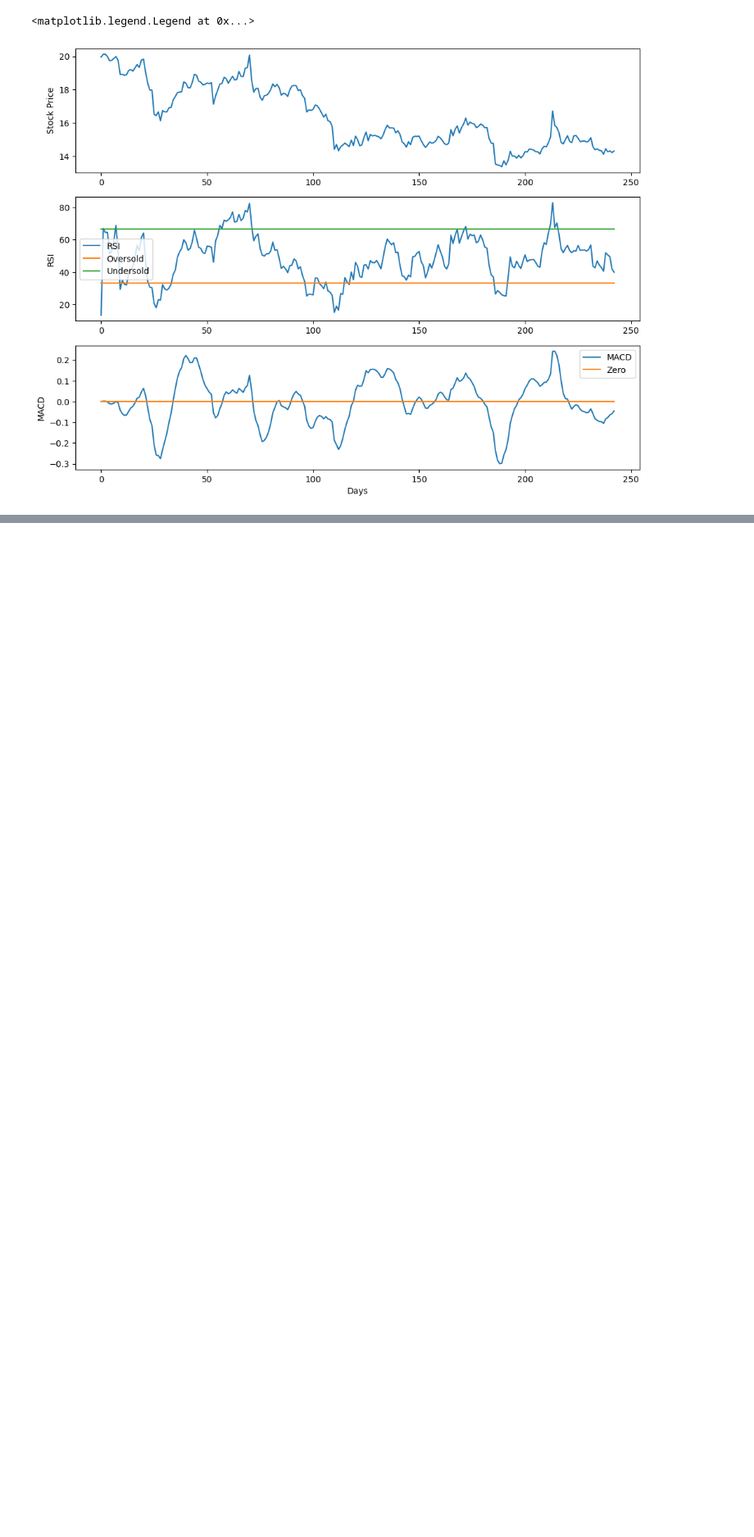
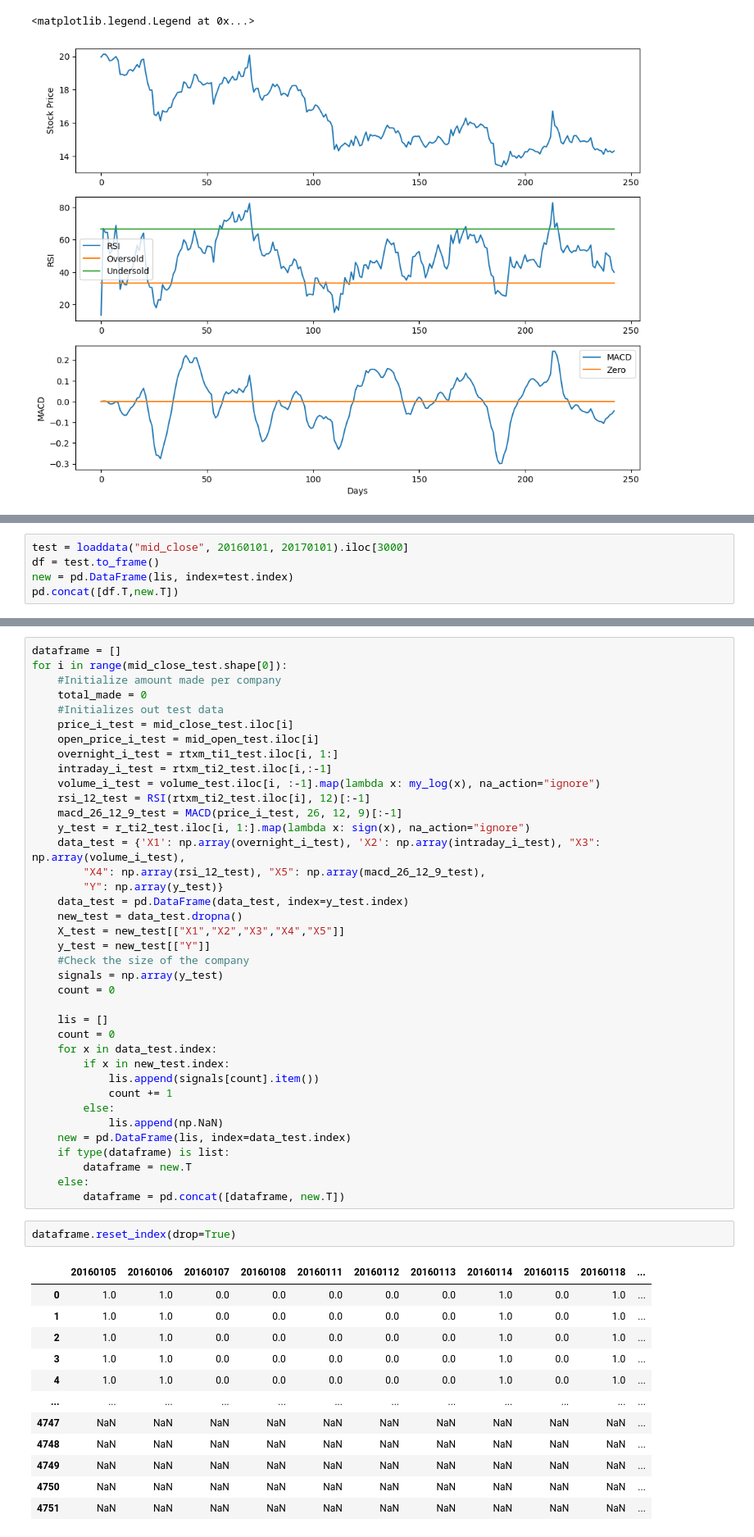
Before and after one commit to a1kyritsis/flipr, a Jupyter notebook: retreaval.ipynb, the cells around one changed output, grey strips where cells are left out. Shown at 82% size. Drawn from its saved outputs; the diff is of its cells as text; blank space fills up the shorter version.

```diff
--- a/retreaval.ipynb
+++ b/retreaval.ipynb
@@ -218,0 +292,5 @@ False
+# %%
+test = loaddata("mid_close", 20160101, 20170101).iloc[3000]
+df = test.to_frame()
+new = pd.DataFrame(lis, index=test.index)
+pd.concat([df.T,new.T])
@@ -218,0 +312,53 @@ False
+# %%
+dataframe = []
+for i in range(mid_close_test.shape[0]):
+    #Initialize amount made per company
+    total_made = 0
+    #Initializes out test data
+    price_i_test = mid_close_test.iloc[i]
+    open_price_i_test = mid_open_test.iloc[i]
+    overnight_i_test = rtxm_ti1_test.iloc[i, 1:]
+    intraday_i_test = rtxm_ti2_test.iloc[i,:-1]
+    volume_i_test = volume_test.iloc[i, :-1].map(lambda x: my_log(x), na_action="ignore")
+    rsi_12_test = RSI(rtxm_ti2_test.iloc[i], 12)[:-1]
+    macd_26_12_9_test = MACD(price_i_test, 26, 12, 9)[:-1]
+    y_test = r_ti2_test.iloc[i, 1:].map(lambda x: sign(x), na_action="ignore")
+    data_test = {'X1': np.array(overnight_i_test), 'X2': np.array(intraday_i_test), "X3": np.array(volume_i_test),
+        "X4": np.array(rsi_12_test), "X5": np.array(macd_26_12_9_test),
+        "Y": np.array(y_test)}
+    data_test = pd.DataFrame(data_test, index=y_test.index)
+    new_test = data_test.dropna()
+    X_test = new_test[["X1","X2","X3","X4","X5"]]
+    y_test = new_test[["Y"]]
+    #Check the size of the company
+    signals = np.array(y_test)
+    count = 0
+
+    lis = []
+    count = 0
+    for x in data_test.index:
+        if x in new_test.index:
+            lis.append(signals[count].item())
+            count += 1
+        else:
+            lis.append(np.NaN)
+    new = pd.DataFrame(lis, index=data_test.index)
+    if type(dataframe) is list:
+        dataframe = new.T
+    else:
+        dataframe = pd.concat([dataframe, new.T])
+# %%
+dataframe.reset_index(drop=True)
+# %% [output]
+|  | 20160105 | 20160106 | 20160107 | 20160108 | 20160111 | 20160112 | 20160113 | 20160114 | 20160115 | 20160118 | ... |
+| 0 | 1.0 | 1.0 | 0.0 | 0.0 | 0.0 | 0.0 | 0.0 | 1.0 | 0.0 | 1.0 | ... |
+| 1 | 1.0 | 1.0 | 0.0 | 0.0 | 0.0 | 0.0 | 0.0 | 1.0 | 0.0 | 1.0 | ... |
+| 2 | 1.0 | 1.0 | 0.0 | 0.0 | 0.0 | 0.0 | 0.0 | 1.0 | 0.0 | 1.0 | ... |
+| 3 | 1.0 | 1.0 | 0.0 | 0.0 | 0.0 | 0.0 | 0.0 | 1.0 | 0.0 | 1.0 | ... |
+| 4 | 1.0 | 1.0 | 0.0 | 0.0 | 0.0 | 0.0 | 0.0 | 1.0 | 0.0 | 1.0 | ... |
+| ... | ... | ... | ... | ... | ... | ... | ... | ... | ... | ... | ... |
+| 4747 | NaN | NaN | NaN | NaN | NaN | NaN | NaN | NaN | NaN | NaN | ... |
+| 4748 | NaN | NaN | NaN | NaN | NaN | NaN | NaN | NaN | NaN | NaN | ... |
+| 4749 | NaN | NaN | NaN | NaN | NaN | NaN | NaN | NaN | NaN | NaN | ... |
+| 4750 | NaN | NaN | NaN | NaN | NaN | NaN | NaN | NaN | NaN | NaN | ... |
+| 4751 | NaN | NaN | NaN | NaN | NaN | NaN | NaN | NaN | NaN | NaN | ... |
```
Also changed, not shown: parts of 10 cells of this notebook, 2 other files.
